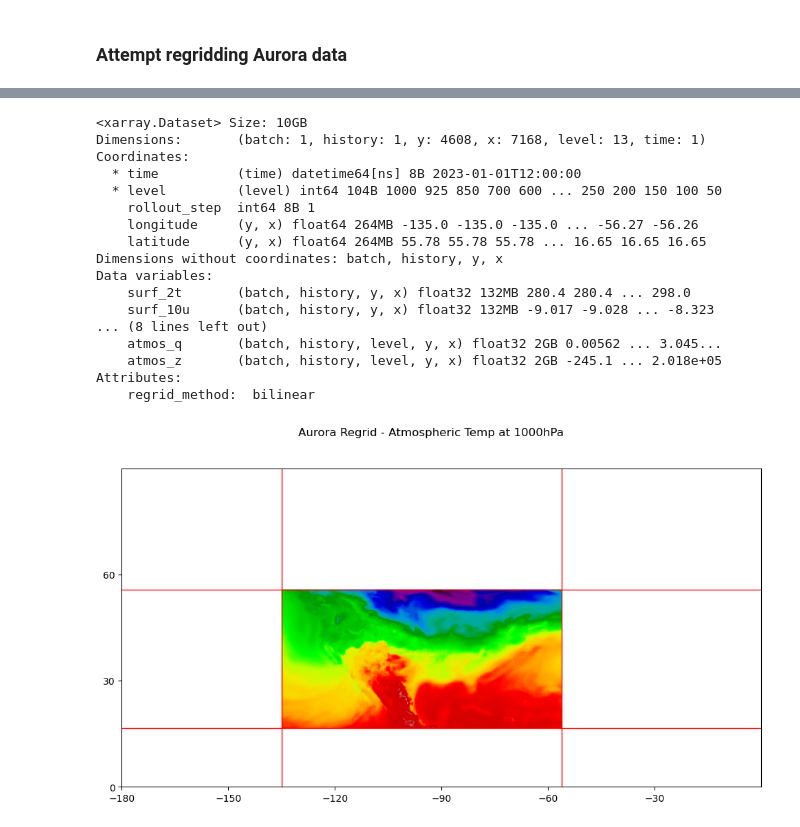
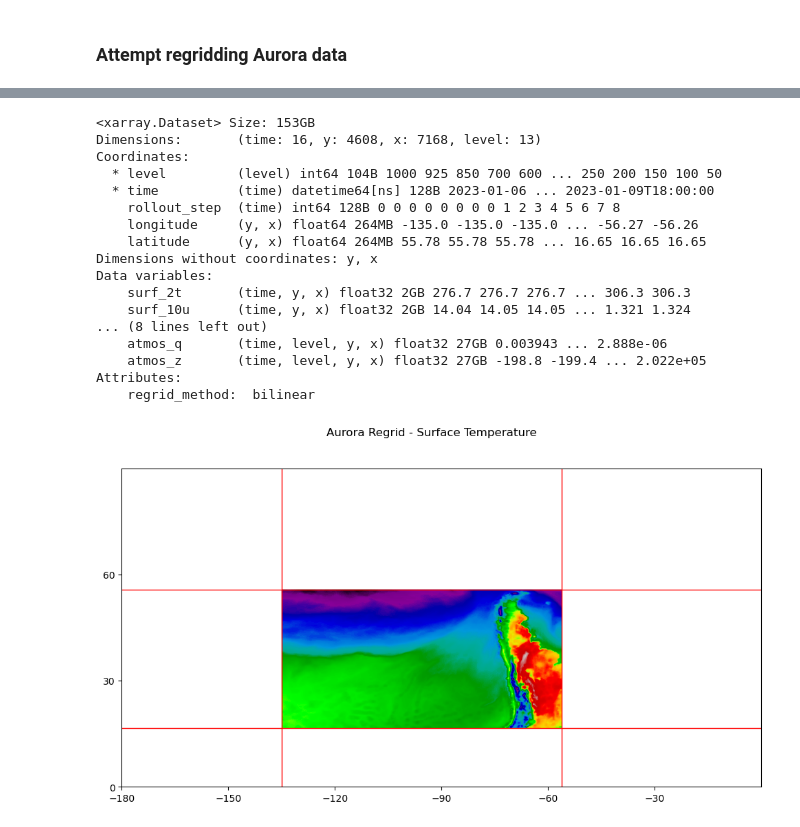
Before and after one commit to ACMEAtronOmatic/aurora, a Jupyter notebook: afwerx/aurora_regridding_process.ipynb, the cells around one changed output, grey strips where cells are left out. Drawn from its saved outputs; the diff is of its cells as text; code cells hidden in the pictures.

```diff
--- a/afwerx/aurora_regridding_process.ipynb
+++ b/afwerx/aurora_regridding_process.ipynb
@@ -145,0 +140,5 @@ Data variables:
+# %%
+# Concatenate the era5 and aurora preds, with a bool denoting whether the timestamp is a prediction or original data
+combined_ds = xr.open_dataset('tiles/combined_era_aurora_raw_multitime.nc')
+
+combined_ds
@@ -437,14 +435,16 @@ plt.close(fig)
 # %%
 # Attempt to pad Aurora
 # https://docs.xarray.dev/en/stable/generated/xarray.Dataset.pad.html
-aurora_preds_padded = aurora_preds.pad({"latitude": (0, 1)}, mode='wrap')
+# aurora_preds_padded = combined_ds.pad({"latitude": (0, 1)}, mode='symmetric')
 
-# Reassign latitude values from [90, -89.75] to [90.0, -90.0]
-new_lats = np.linspace(90.0, -90.0, 721)
+# # Reassign latitude values from [90, -89.75] to [90.0, -90.0]
+# new_lats = np.linspace(90.0, -90.0, 721)
 
-print("New Lats: ", new_lats[:5], new_lats[-5:])
+# print("New Lats: ", new_lats[:5], new_lats[-5:])
 
-aurora_preds_padded = aurora_preds_padded.assign_coords(latitude=new_lats)
+# aurora_preds_padded = aurora_preds_padded.assign_coords(latitude=new_lats)
+
+aurora_preds_padded = combined_ds
 
 aurora_preds_padded
 # %% [output]
@@ -506,25 +490,25 @@ regrid_path = config['inference']['interpolation_file']
 
 aurora_regridder = xe.Regridder(ds_in=aurora_preds_padded, ds_out=myradar_mosaic, method='bilinear', filename=regrid_path, reuse_weights=True)
 
-ds_aurora_regrid = regridder(aurora_preds_padded)
+ds_aurora_regrid = aurora_regridder(aurora_preds_padded)
 
 ds_aurora_regrid
 # %% [output]
-<xarray.Dataset> Size: 10GB
-Dimensions:       (batch: 1, history: 1, y: 4608, x: 7168, level: 13, time: 1)
+<xarray.Dataset> Size: 153GB
+Dimensions:       (time: 16, y: 4608, x: 7168, level: 13)
 Coordinates:
-  * time          (time) datetime64[ns] 8B 2023-01-01T12:00:00
   * level         (level) int64 104B 1000 925 850 700 600 ... 250 200 150 100 50
-    rollout_step  int64 8B 1
+  * time          (time) datetime64[ns] 128B 2023-01-06 ... 2023-01-09T18:00:00
+    rollout_step  (time) int64 128B 0 0 0 0 0 0 0 0 1 2 3 4 5 6 7 8
     longitude     (y, x) float64 264MB -135.0 -135.0 -135.0 ... -56.27 -56.26
     latitude      (y, x) float64 264MB 55.78 55.78 55.78 ... 16.65 16.65 16.65
-Dimensions without coordinates: batch, history, y, x
+Dimensions without coordinates: y, x
 Data variables:
-    surf_2t       (batch, history, y, x) float32 132MB 280.4 280.4 ... 298.0
-    surf_10u      (batch, history, y, x) float32 132MB -9.017 -9.028 ... -8.323
+    surf_2t       (time, y, x) float32 2GB 276.7 276.7 276.7 ... 306.3 306.3
+    surf_10u      (time, y, x) float32 2GB 14.04 14.05 14.05 ... 1.321 1.324
 ... (8 lines left out)
-    atmos_q       (batch, history, level, y, x) float32 2GB 0.00562 ... 3.045...
-    atmos_z       (batch, history, level, y, x) float32 2GB -245.1 ... 2.018e+05
+    atmos_q       (time, level, y, x) float32 27GB 0.003943 ... 2.888e-06
+    atmos_z       (time, level, y, x) float32 27GB -198.8 -199.4 ... 2.022e+05
 Attributes:
     regrid_method:  bilinear
 # %%
@@ -533,30 +517,30 @@ ds_aurora_regrid.to_netcdf("tiles/aurora_predictions_regridded.nc")
 # %%
 fig = plt.figure(figsize=(12, 6))
 ax = fig.add_subplot(1, 1, 1)
 
-selected_title = "Aurora Regrid - Atmospheric Temp at 1000hPa"
-selected_ds = ds_aurora_regrid['atmos_t'].isel(batch=0, level=0, history=0)
+selected_title = "Aurora Regrid - Surface Temperature"
+selected_ds = ds_aurora_regrid['surf_2t'].isel(time=0)
 
 minlon = ds_aurora_regrid['longitude'].min().values
 maxlon = ds_aurora_regrid['longitude'].max().values
 minlat = ds_aurora_regrid['latitude'].min().values
 maxlat = ds_aurora_regrid['latitude'].max().values
 
 # Plot the coordinate locations
 plt.scatter(x=ds_aurora_regrid['longitude'], y=ds_aurora_regrid['latitude'], s=0.01, c=selected_ds, cmap='nipy_spectral', edgecolor='none')
 plt.xlim([-180, 0])
 plt.ylim([0, 90])
 
 # Add lines for lon/lat range
 ax.axhline(y=minlat, color='r', linewidth=1)
 ax.axhline(y=maxlat, color='r', linewidth=1)
 ax.axvline(x=minlon, color='r', linewidth=1)
 ax.axvline(x=maxlon, color='r', linewidth=1)
 
 ax.set_xticks(np.arange(-180, 0, 30))
 ax.set_yticks(np.arange(0, 90, 30))
 fig.suptitle(selected_title)
 plt.show()
 plt.close(fig)
 # %% [output]
-[figure, old version]
+[figure, new version]
```
Also changed, not shown: parts of 21 cells of this notebook, 6 other files.
